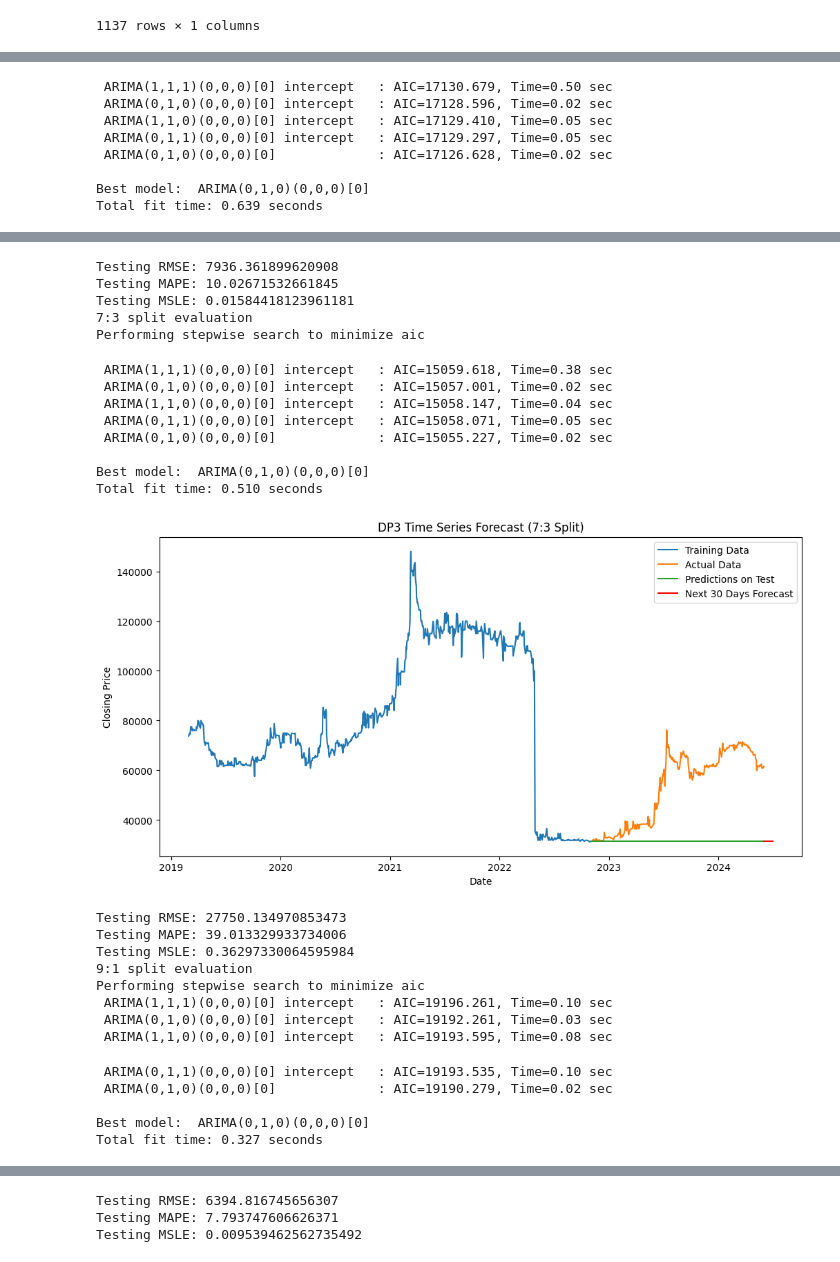
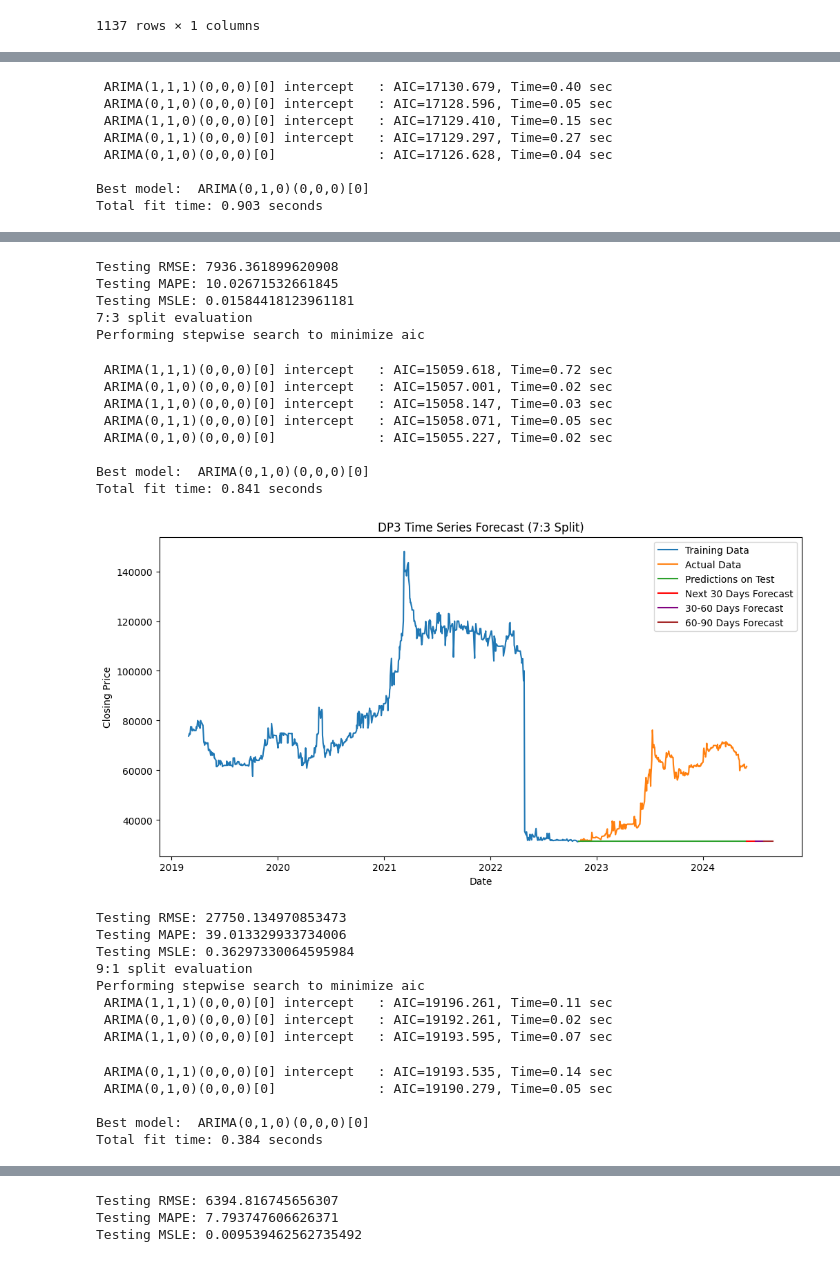
Before and after one commit to minzi03/Data-Analysis-in-Business, a Jupyter notebook: Model/ARIMA/ARIMA.ipynb, the cells around one changed output, grey strips where cells are left out. Cells and saved outputs as stored; diff of their text form; code cells hidden in the pictures.

```diff
--- a/Model/ARIMA/ARIMA.ipynb
+++ b/Model/ARIMA/ARIMA.ipynb
@@ -210,14 +218,22 @@ def evaluate_model(train_data, test_data, split_ratio):
     predictions = arima_result.predict(start=len(train_data), end=len(train_data)+len(test_data)-1, dynamic=False)
 
     # Forecast next 30 days
-    forecast = arima_result.forecast(steps=30)
+    forecast_30 = arima_result.forecast(steps=30)
+
+    # Forecast 30-60 days
+    forecast_60 = arima_result.get_forecast(steps=60).predicted_mean[30:60]
+
+    # Forecast 60-90 days
+    forecast_90 = arima_result.get_forecast(steps=90).predicted_mean[60:90]
 
     # Plotting
     plt.figure(figsize=(12, 6))
-    plt.plot(train_data.index, train_data['Price'], label='Training Data')
-    plt.plot(test_data.index, test_data['Price'], label='Actual Data')
+    plt.plot(train_data.index, train_data, label='Training Data')
+    plt.plot(test_data.index, test_data, label='Actual Data')
     plt.plot(test_data.index, predictions, label='Predictions on Test')
-    plt.plot(pd.date_range(test_data.index[-1], periods=30, freq='D'), forecast, label='Next 30 Days Forecast', color='red')
+    plt.plot(pd.date_range(test_data.index[-1], periods=30, freq='D'), forecast_30, label='Next 30 Days Forecast', color='red')
+    plt.plot(pd.date_range(test_data.index[-1] + pd.Timedelta(days=30), periods=30, freq='D'), forecast_60, label='30-60 Days Forecast', color='purple')
+    plt.plot(pd.date_range(test_data.index[-1] + pd.Timedelta(days=60), periods=30, freq='D'), forecast_90, label='60-90 Days Forecast', color='brown')
 
     plt.title(f'DHT Time Series Forecast ({split_ratio} Split)')
     plt.xlabel('Date')
@@ -312,7 +328,7 @@ Testing RMSE: 5570.55298925166
 Testing MAPE: 12.582580535458598
 Testing MSLE: 0.039601280497573485
 # %%
-data = pd.read_csv("../Dataset/DP3 Historical Data.csv")
+data = pd.read_csv("../../Dataset/DP3 Historical Data.csv")
 
 data['Price'] = data['Price'].str.replace(',', '').astype(float)
 data['Date'] = pd.to_datetime(data['Date'])
@@ -360,14 +376,22 @@ def evaluate_model(train_data, test_data, split_ratio):
     predictions = arima_result.predict(start=len(train_data), end=len(train_data)+len(test_data)-1, dynamic=False)
 
     # Forecast next 30 days
-    forecast = arima_result.forecast(steps=30)
+    forecast_30 = arima_result.forecast(steps=30)
+
+    # Forecast 30-60 days
+    forecast_60 = arima_result.get_forecast(steps=60).predicted_mean[30:60]
+
+    # Forecast 60-90 days
+    forecast_90 = arima_result.get_forecast(steps=90).predicted_mean[60:90]
 
     # Plotting
     plt.figure(figsize=(12, 6))
-    plt.plot(train_data.index, train_data['Price'], label='Training Data')
-    plt.plot(test_data.index, test_data['Price'], label='Actual Data')
+    plt.plot(train_data.index, train_data, label='Training Data')
+    plt.plot(test_data.index, test_data, label='Actual Data')
     plt.plot(test_data.index, predictions, label='Predictions on Test')
-    plt.plot(pd.date_range(test_data.index[-1], periods=30, freq='D'), forecast, label='Next 30 Days Forecast', color='red')
+    plt.plot(pd.date_range(test_data.index[-1], periods=30, freq='D'), forecast_30, label='Next 30 Days Forecast', color='red')
+    plt.plot(pd.date_range(test_data.index[-1] + pd.Timedelta(days=30), periods=30, freq='D'), forecast_60, label='30-60 Days Forecast', color='purple')
+    plt.plot(pd.date_range(test_data.index[-1] + pd.Timedelta(days=60), periods=30, freq='D'), forecast_90, label='60-90 Days Forecast', color='brown')
 
     plt.title(f'DP3 Time Series Forecast ({split_ratio} Split)')
     plt.xlabel('Date')
@@ -414,11 +438,11 @@ evaluate_model(train_data_9_1, test_data_9_1, "9:1")
 # %% [output]
 8:2 split evaluation
 Performing stepwise search to minimize aic
- ARIMA(1,1,1)(0,0,0)[0] intercept   : AIC=17130.679, Time=0.50 sec
- ARIMA(0,1,0)(0,0,0)[0] intercept   : AIC=17128.596, Time=0.02 sec
- ARIMA(1,1,0)(0,0,0)[0] intercept   : AIC=17129.410, Time=0.05 sec
- ARIMA(0,1,1)(0,0,0)[0] intercept   : AIC=17129.297, Time=0.05 sec
- ARIMA(0,1,0)(0,0,0)[0]             : AIC=17126.628, Time=0.02 sec
+ ARIMA(1,1,1)(0,0,0)[0] intercept   : AIC=17130.679, Time=0.40 sec
+ ARIMA(0,1,0)(0,0,0)[0] intercept   : AIC=17128.596, Time=0.05 sec
+ ARIMA(1,1,0)(0,0,0)[0] intercept   : AIC=17129.410, Time=0.15 sec
+ ARIMA(0,1,1)(0,0,0)[0] intercept   : AIC=17129.297, Time=0.27 sec
+ ARIMA(0,1,0)(0,0,0)[0]             : AIC=17126.628, Time=0.04 sec
 
 Best model:  ARIMA(0,1,0)(0,0,0)[0]
-Total fit time: 0.639 seconds
+Total fit time: 0.903 seconds
@@ -426,27 +450,27 @@ Total fit time: 0.639 seconds
 Testing RMSE: 7936.361899620908
 Testing MAPE: 10.02671532661845
 Testing MSLE: 0.01584418123961181
 7:3 split evaluation
 Performing stepwise search to minimize aic
- ARIMA(1,1,1)(0,0,0)[0] intercept   : AIC=15059.618, Time=0.38 sec
+ ARIMA(1,1,1)(0,0,0)[0] intercept   : AIC=15059.618, Time=0.72 sec
  ARIMA(0,1,0)(0,0,0)[0] intercept   : AIC=15057.001, Time=0.02 sec
- ARIMA(1,1,0)(0,0,0)[0] intercept   : AIC=15058.147, Time=0.04 sec
+ ARIMA(1,1,0)(0,0,0)[0] intercept   : AIC=15058.147, Time=0.03 sec
  ARIMA(0,1,1)(0,0,0)[0] intercept   : AIC=15058.071, Time=0.05 sec
  ARIMA(0,1,0)(0,0,0)[0]             : AIC=15055.227, Time=0.02 sec
 
 Best model:  ARIMA(0,1,0)(0,0,0)[0]
-Total fit time: 0.510 seconds
+Total fit time: 0.841 seconds
-[figure, old version]
+[figure, new version]
 Testing RMSE: 27750.134970853473
 Testing MAPE: 39.013329933734006
 Testing MSLE: 0.36297330064595984
 9:1 split evaluation
 Performing stepwise search to minimize aic
- ARIMA(1,1,1)(0,0,0)[0] intercept   : AIC=19196.261, Time=0.10 sec
- ARIMA(0,1,0)(0,0,0)[0] intercept   : AIC=19192.261, Time=0.03 sec
- ARIMA(1,1,0)(0,0,0)[0] intercept   : AIC=19193.595, Time=0.08 sec
+ ARIMA(1,1,1)(0,0,0)[0] intercept   : AIC=19196.261, Time=0.11 sec
+ ARIMA(0,1,0)(0,0,0)[0] intercept   : AIC=19192.261, Time=0.02 sec
+ ARIMA(1,1,0)(0,0,0)[0] intercept   : AIC=19193.595, Time=0.07 sec
- ARIMA(0,1,1)(0,0,0)[0] intercept   : AIC=19193.535, Time=0.10 sec
- ARIMA(0,1,0)(0,0,0)[0]             : AIC=19190.279, Time=0.02 sec
+ ARIMA(0,1,1)(0,0,0)[0] intercept   : AIC=19193.535, Time=0.14 sec
+ ARIMA(0,1,0)(0,0,0)[0]             : AIC=19190.279, Time=0.05 sec
 
 Best model:  ARIMA(0,1,0)(0,0,0)[0]
-Total fit time: 0.327 seconds
+Total fit time: 0.384 seconds
```
Also changed, not shown: parts of 5 cells of this notebook, 17 other files.
